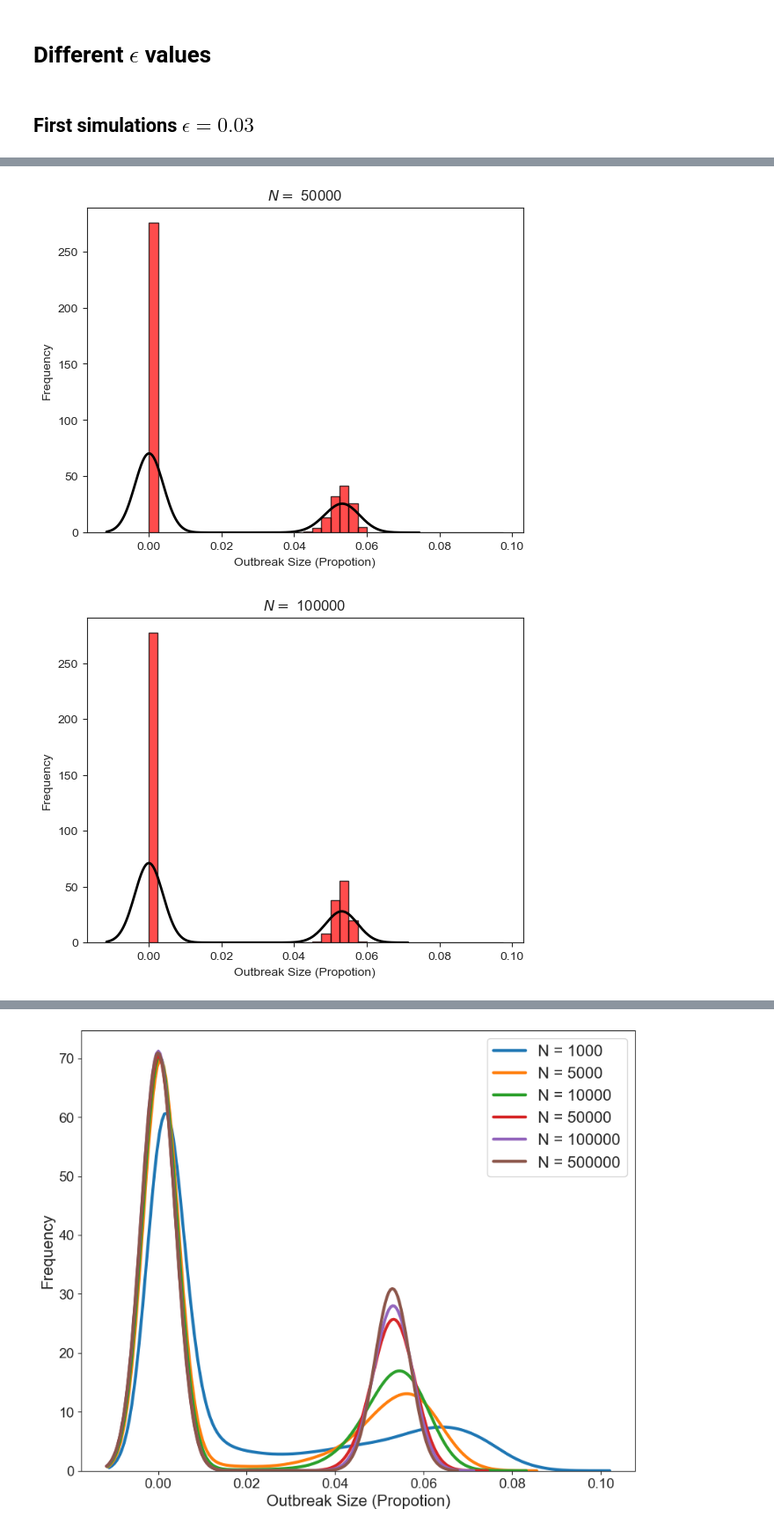
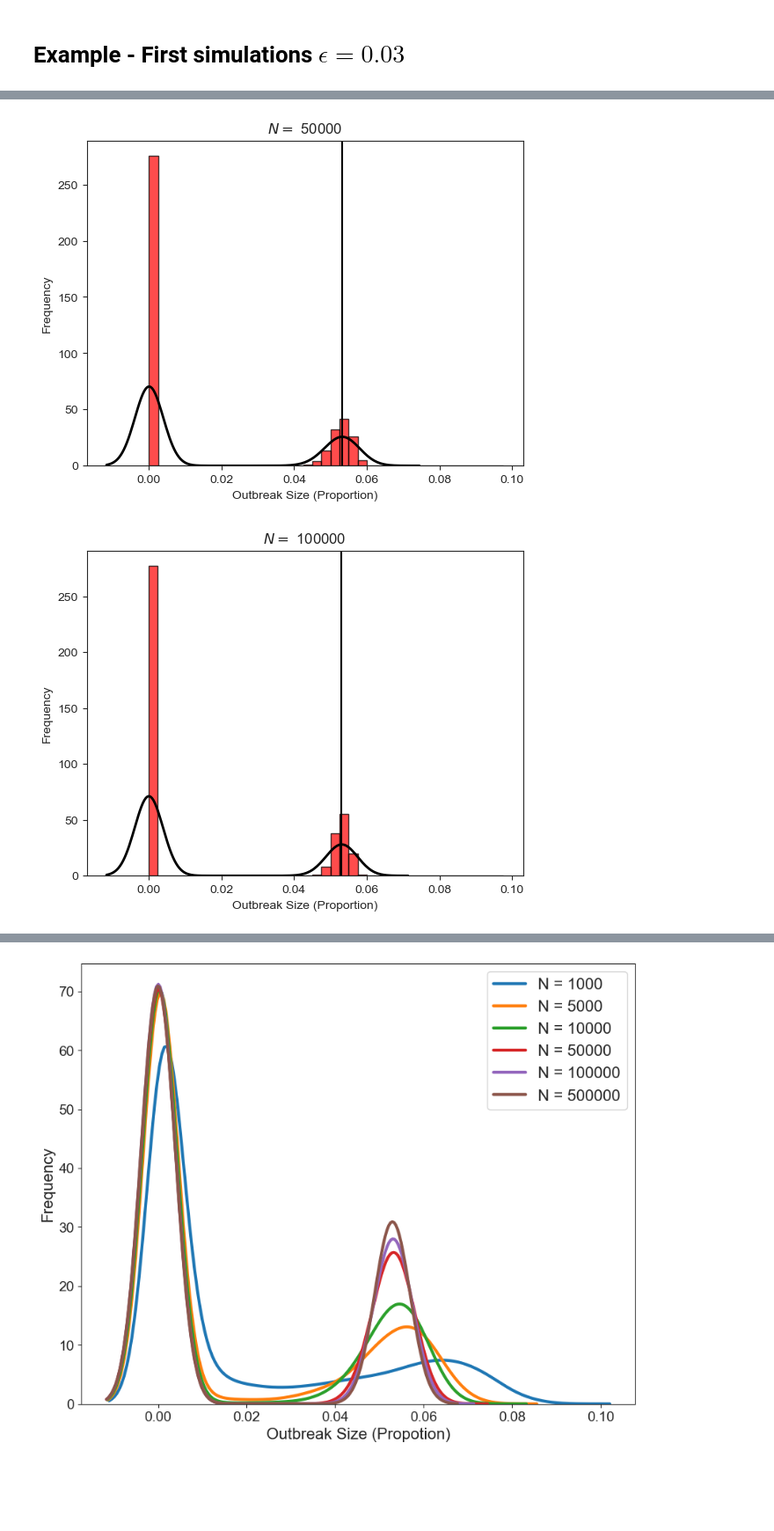
Before and after one commit to denisecammarota/HIT-dynamics, a Jupyter notebook: Analysis_SIR_Gillespie_Tau_Measles.ipynb, the cells around one changed output, grey strips where cells are left out. Shown at 88% size. Drawn from its saved outputs; the diff is of its cells as text; code cells hidden in the pictures; blank space fills up the shorter version.

```diff
--- a/Analysis_SIR_Gillespie_Tau_Measles.ipynb
+++ b/Analysis_SIR_Gillespie_Tau_Measles.ipynb
@@ -16,10 +16,8 @@ def cases(beta,gamma,eps,I0):
     gamma = R0
     C = (1/gamma)*(lambertw(-gamma*np.exp(beta2 - alpha*gamma)) + (alpha*gamma))
     return np.real(C)
-# %% [markdown]
-# Different $\epsilon$ values
 # %% [markdown]
-## First simulations $\epsilon = 0.03$
+# Example - First simulations $\epsilon = 0.03$
 # %%
 fsize_eps1 = []
 std_fsize_eps1 = []
@@ -38,7 +36,7 @@ for i in range(len(N_vec)):
     plt.hist(np.array(df[i])/N_vec[i], bins = bins_vec, edgecolor = 'black', color = 'red', density = True, alpha = 0.7)
     #sns.displot(np.array(df[i])/N_vec[i], bins = 100)
     plt.ylabel('Frequency')
-    plt.xlabel('Outbreak Size (Propotion)')
-    #plt.axvline(cases(3,0.2,0.03,1/N_vec[i]), color = 'k', label = 'deterministic')
+    plt.xlabel('Outbreak Size (Proportion)')
+    plt.axvline(cases(3,0.2,0.03,1/N_vec[i]), color = 'k', label = 'deterministic')
     plt.show()
 # %% [output]
@@ -48,2 +46,2 @@ for i in range(len(N_vec)):
-[figure, old version]
+[figure, new version]
-[figure, old version]
+[figure, new version]
```
Also changed, not shown: parts of 49 cells of this notebook, 1 other file.
